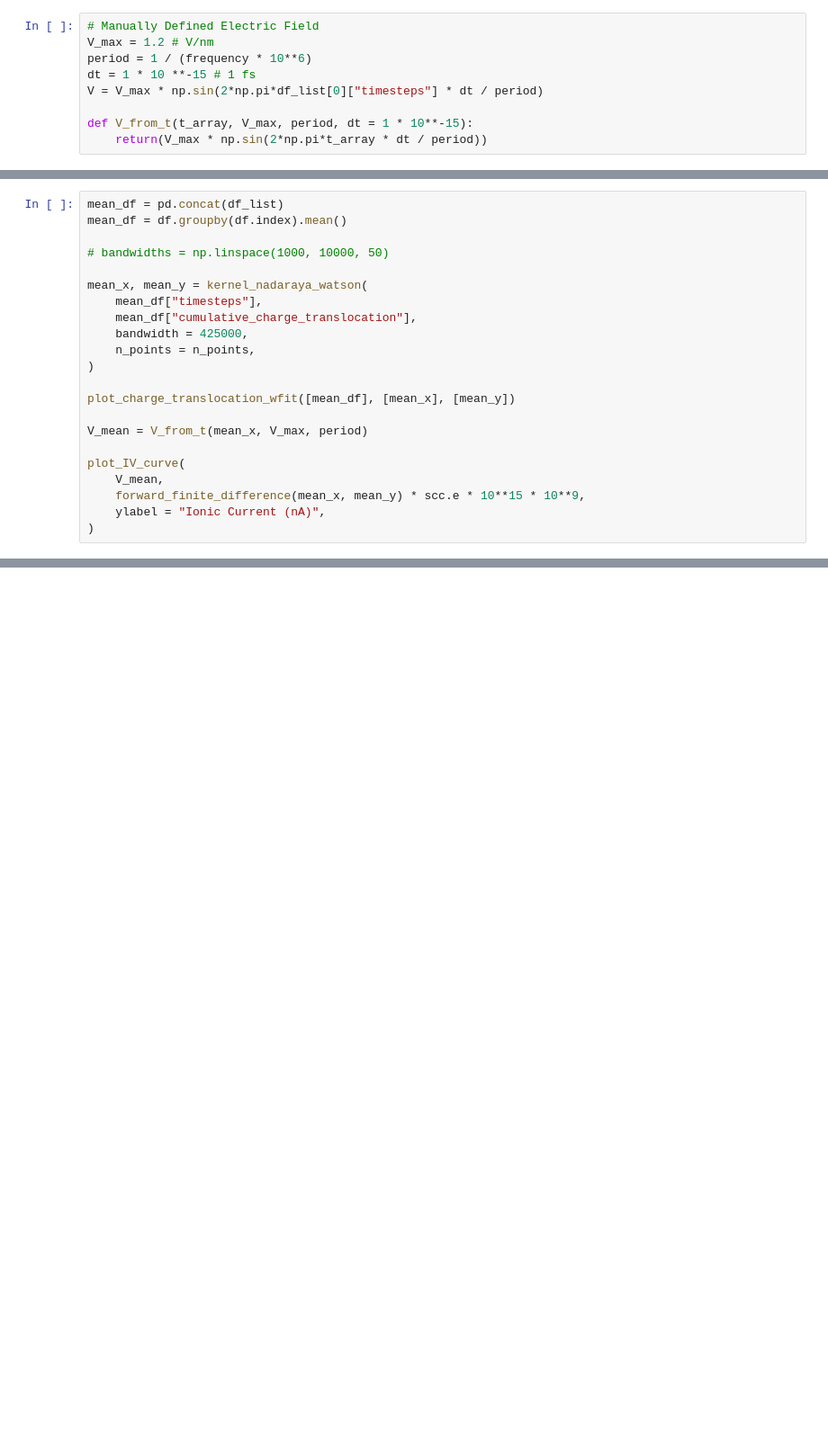
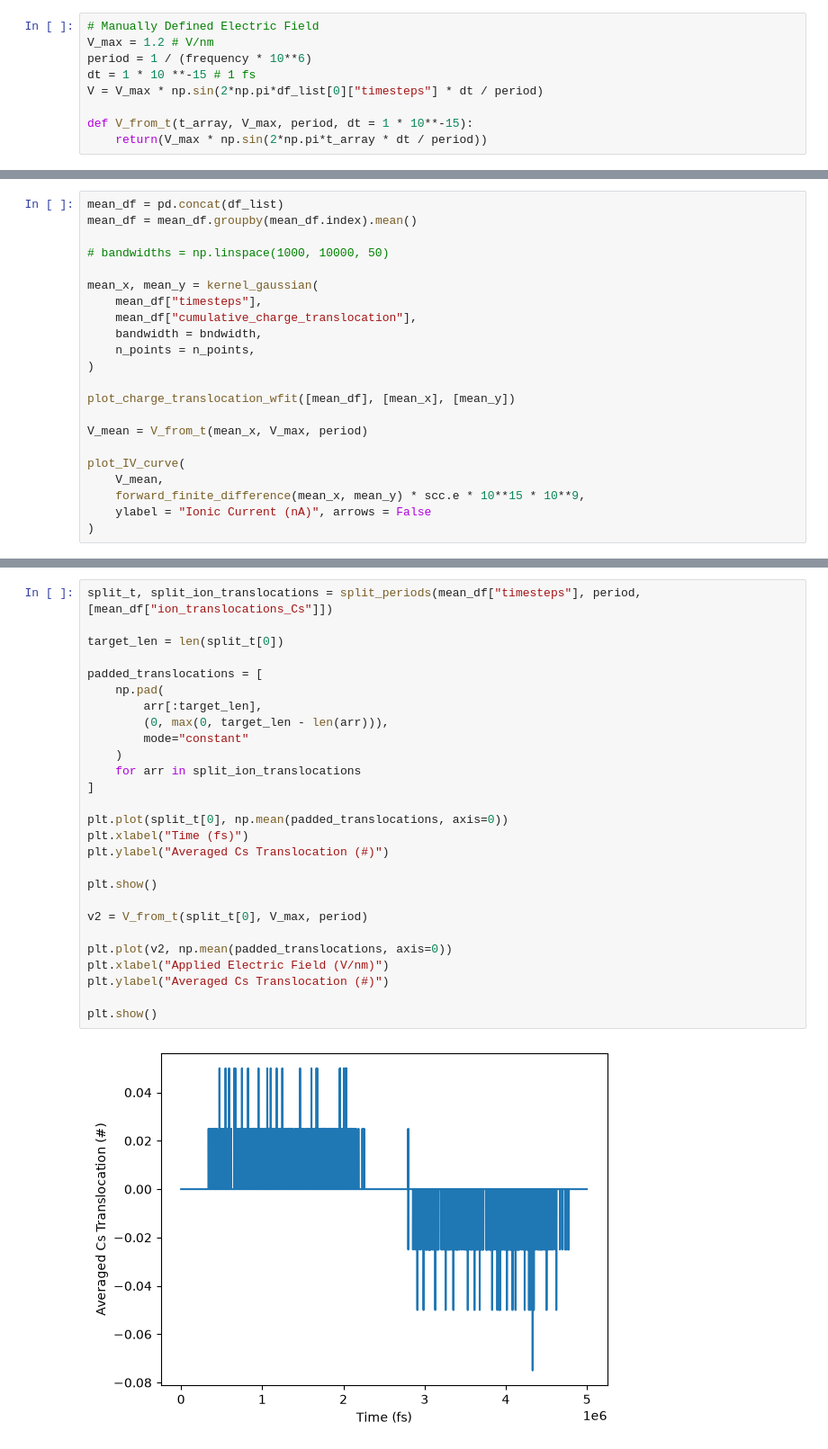
Before and after one commit to JovinRyan/MDToolkit, a Jupyter notebook: MDToolkit/iv_curve_analysis.ipynb, the cells around one changed output, grey strips where cells are left out. Shown at 90% size. Saved outputs shown, nothing was run; the diff lists cells and outputs as text; blank space fills up the shorter version.

```diff
--- a/MDToolkit/iv_curve_analysis.ipynb
+++ b/MDToolkit/iv_curve_analysis.ipynb
@@ -207,13 +240,13 @@ plot_IV_curve(V, I * scc.e * 10**15 * 10**9, ylabel="Ionic Current (nA)")
 # %%
 mean_df = pd.concat(df_list)
-mean_df = df.groupby(df.index).mean()
+mean_df = mean_df.groupby(mean_df.index).mean()
 
 # bandwidths = np.linspace(1000, 10000, 50)
 
-mean_x, mean_y = kernel_nadaraya_watson(
+mean_x, mean_y = kernel_gaussian(
     mean_df["timesteps"],
     mean_df["cumulative_charge_translocation"],
-    bandwidth = 425000,
+    bandwidth = bndwidth,
     n_points = n_points,
 )
 
@@ -224,6 +257,6 @@ V_mean = V_from_t(mean_x, V_max, period)
 plot_IV_curve(
     V_mean,
     forward_finite_difference(mean_x, mean_y) * scc.e * 10**15 * 10**9,
-    ylabel = "Ionic Current (nA)",
+    ylabel = "Ionic Current (nA)", arrows = False
 )
 # %% [output]
@@ -231,0 +309,29 @@ plot_IV_curve(
+# %%
+split_t, split_ion_translocations = split_periods(mean_df["timesteps"], period, [mean_df["ion_translocations_Cs"]])
+
+target_len = len(split_t[0])
+
+padded_translocations = [
+    np.pad(
+        arr[:target_len],
+        (0, max(0, target_len - len(arr))),
+        mode="constant"
+    )
+    for arr in split_ion_translocations
+]
+
+plt.plot(split_t[0], np.mean(padded_translocations, axis=0))
+plt.xlabel("Time (fs)")
+plt.ylabel("Averaged Cs Translocation (#)")
+
+plt.show()
+
+v2 = V_from_t(split_t[0], V_max, period)
+
+plt.plot(v2, np.mean(padded_translocations, axis=0))
+plt.xlabel("Applied Electric Field (V/nm)")
+plt.ylabel("Averaged Cs Translocation (#)")
+
+plt.show()
+# %% [output]
+[figure, added]
```
Also changed, not shown: parts of 7 cells of this notebook, 14 other files.
